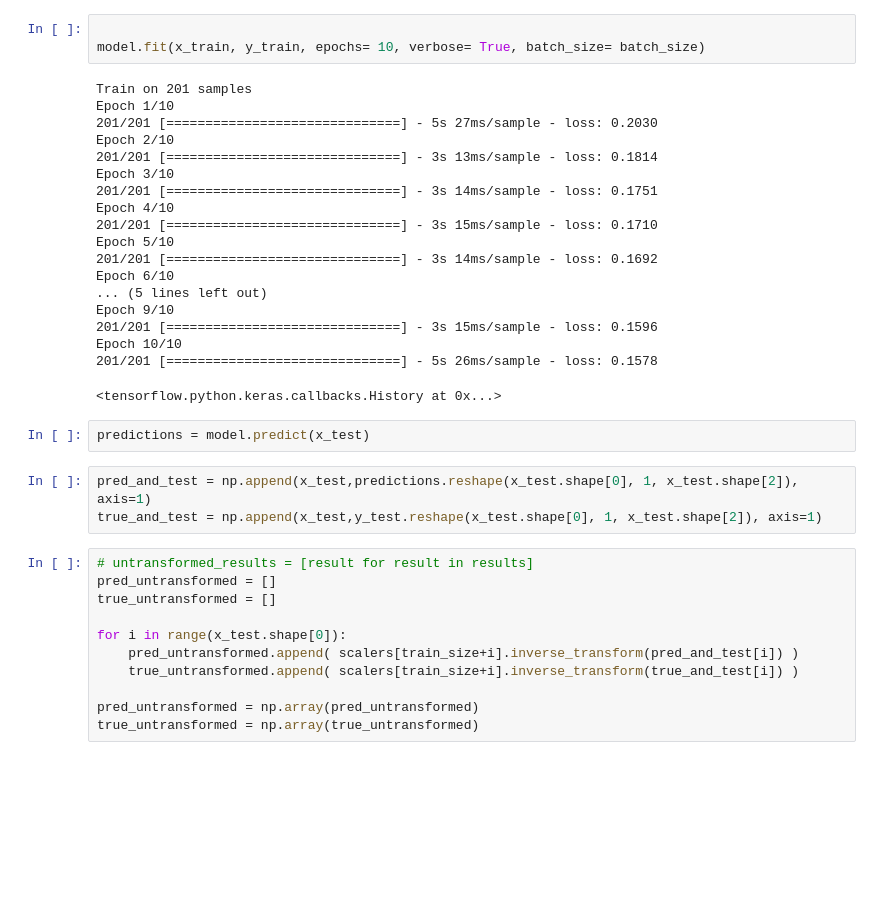
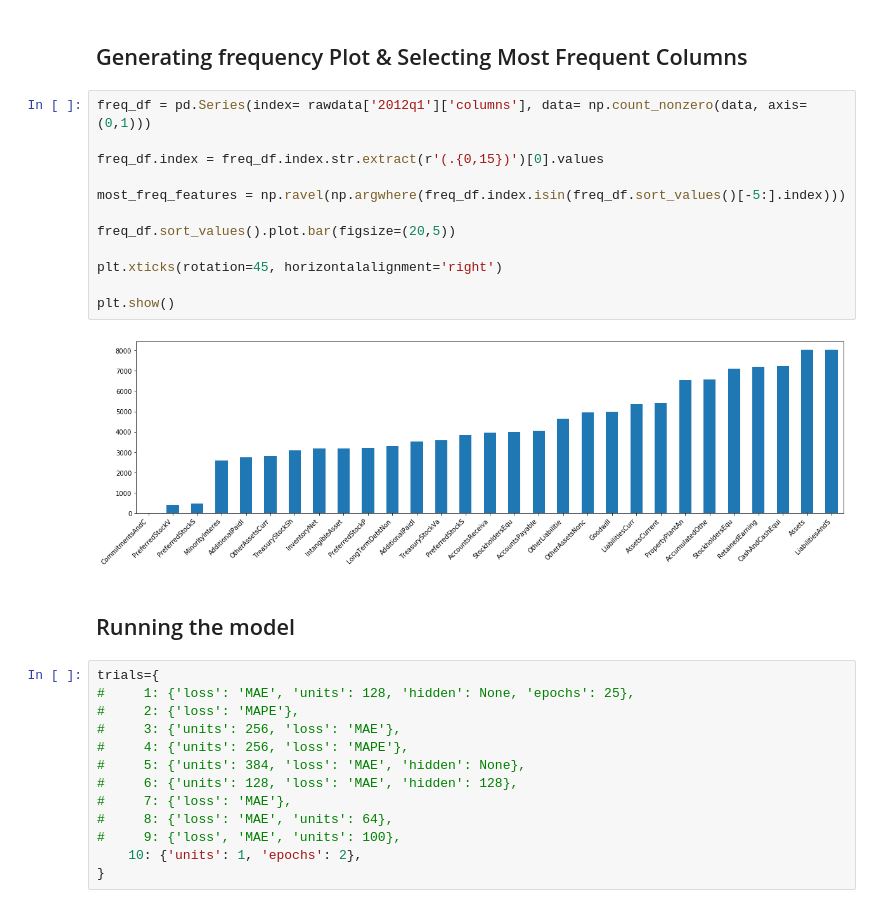
Before and after one commit to LiamTharp/railz-testing, a Jupyter notebook: LSTM.ipynb, the cells around one changed output. Cells and saved outputs as stored; diff of their text form; blank space fills up the shorter version.

```diff
--- a/LSTM.ipynb
+++ b/LSTM.ipynb
@@ -63,38 +122,31 @@ model.compile(optimizer='adam', loss='mae')
-# %%
-
-model.fit(x_train, y_train, epochs= 10, verbose= True, batch_size= batch_size)
-# %% [output]
-Train on 201 samples
-Epoch 1/10
-201/201 [==============================] - 5s 27ms/sample - loss: 0.2030
-Epoch 2/10
-201/201 [==============================] - 3s 13ms/sample - loss: 0.1814
-Epoch 3/10
-201/201 [==============================] - 3s 14ms/sample - loss: 0.1751
-Epoch 4/10
-201/201 [==============================] - 3s 15ms/sample - loss: 0.1710
-Epoch 5/10
-201/201 [==============================] - 3s 14ms/sample - loss: 0.1692
-Epoch 6/10
-... (5 lines left out)
-Epoch 9/10
-201/201 [==============================] - 3s 15ms/sample - loss: 0.1596
-Epoch 10/10
-201/201 [==============================] - 5s 26ms/sample - loss: 0.1578
-<tensorflow.python.keras.callbacks.History at 0x...>
-# %%
-predictions = model.predict(x_test)
-# %%
-pred_and_test = np.append(x_test,predictions.reshape(x_test.shape[0], 1, x_test.shape[2]), axis=1)
-true_and_test = np.append(x_test,y_test.reshape(x_test.shape[0], 1, x_test.shape[2]), axis=1)
-# %%
-# untransformed_results = [result for result in results]
-pred_untransformed = []
-true_untransformed = []
-
-for i in range(x_test.shape[0]):
-    pred_untransformed.append( scalers[train_size+i].inverse_transform(pred_and_test[i]) )
-    true_untransformed.append( scalers[train_size+i].inverse_transform(true_and_test[i]) )
-
-pred_untransformed = np.array(pred_untransformed)
-true_untransformed = np.array(true_untransformed)
+# %% [markdown]
+## Generating frequency Plot & Selecting Most Frequent Columns
+# %%
+freq_df = pd.Series(index= rawdata['2012q1']['columns'], data= np.count_nonzero(data, axis=(0,1)))
+
+freq_df.index = freq_df.index.str.extract(r'(.{0,15})')[0].values
+
+most_freq_features = np.ravel(np.argwhere(freq_df.index.isin(freq_df.sort_values()[-5:].index)))
+
+freq_df.sort_values().plot.bar(figsize=(20,5))
+
+plt.xticks(rotation=45, horizontalalignment='right')
+
+plt.show()
+# %% [output]
+[figure, added]
+# %% [markdown]
+## Running the model
+# %%
+trials={
+#     1: {'loss': 'MAE', 'units': 128, 'hidden': None, 'epochs': 25},
+#     2: {'loss': 'MAPE'},
+#     3: {'units': 256, 'loss': 'MAE'},
+#     4: {'units': 256, 'loss': 'MAPE'},
+#     5: {'units': 384, 'loss': 'MAE', 'hidden': None},
+#     6: {'units': 128, 'loss': 'MAE', 'hidden': 128},
+#     7: {'loss': 'MAE'},
+#     8: {'loss': 'MAE', 'units': 64},
+#     9: {'loss', 'MAE', 'units': 100},
+    10: {'units': 1, 'epochs': 2},
+}
```
Also changed, not shown: parts of 20 cells of this notebook, 1 other file.
